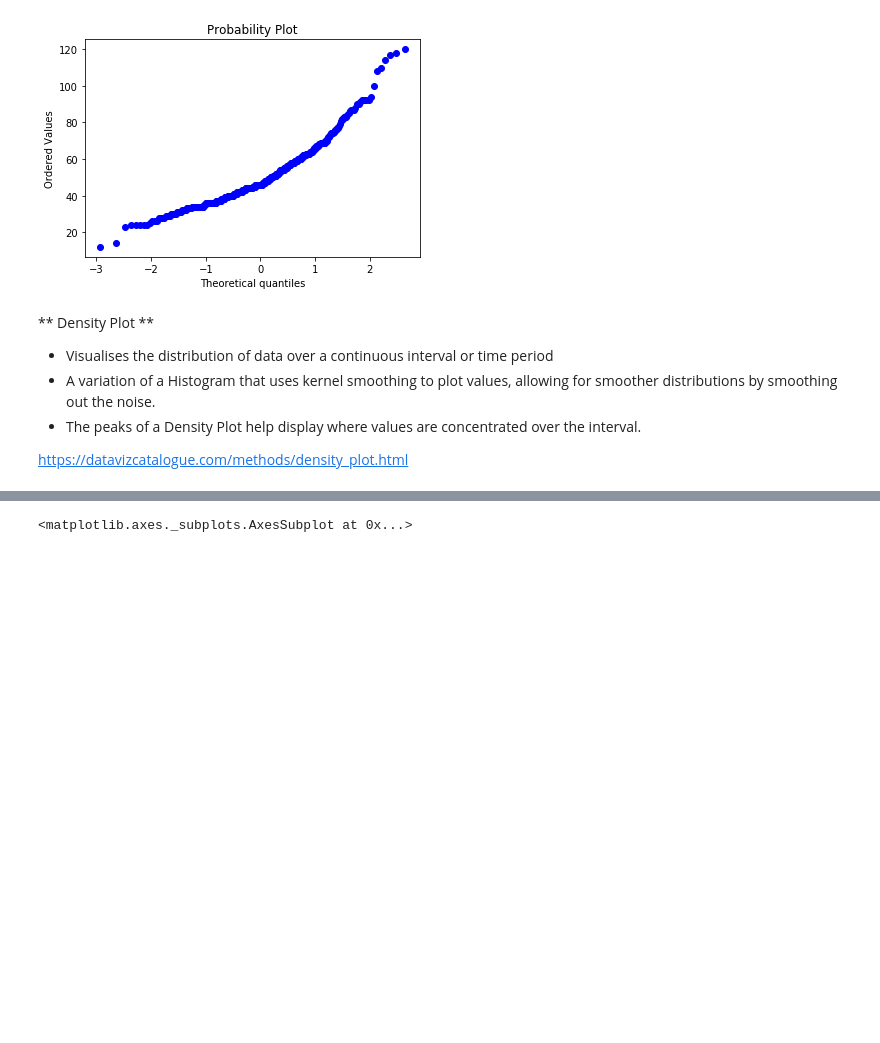
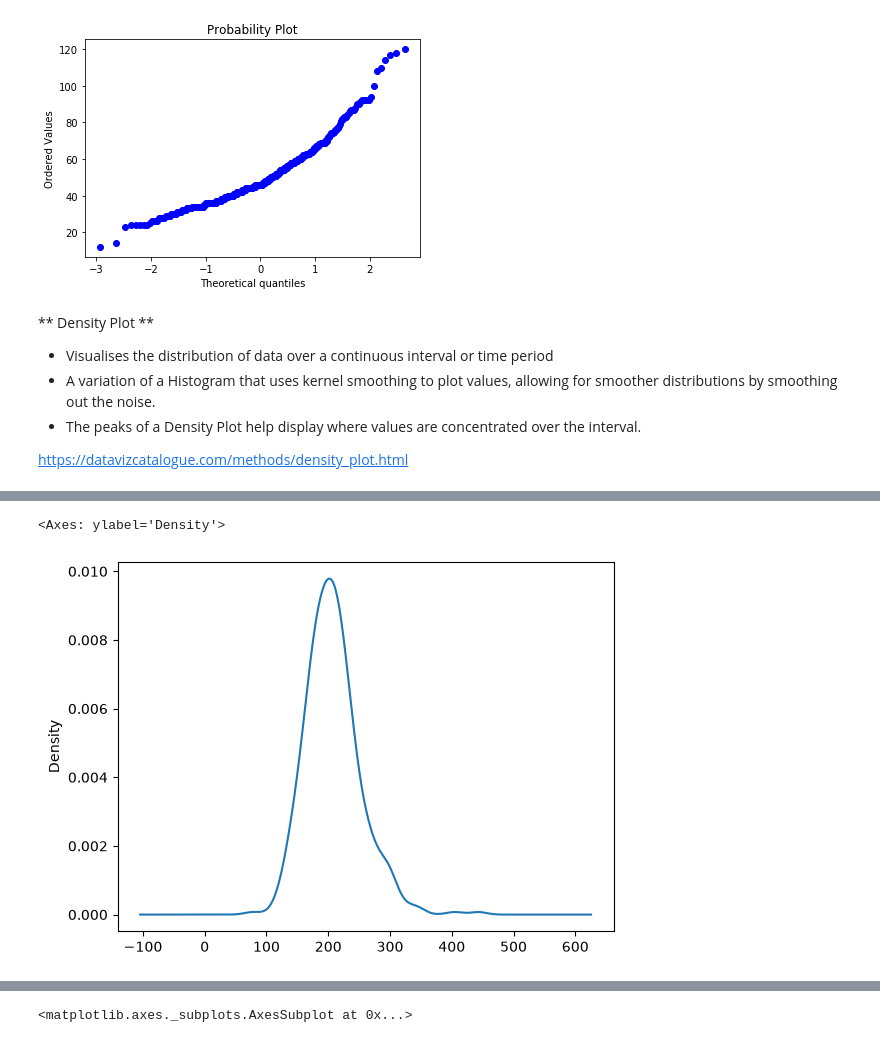
Before and after one commit to dbabichenko/python_for_data_and_analytics, a Jupyter notebook: EDA and Data visualization/Visualization.ipynb, the cells around one changed output, grey strips where cells are left out. Drawn from its saved outputs; the diff is of its cells as text; code cells hidden in the pictures; blank space fills up the shorter version.

```diff
--- a/EDA and Data visualization/Visualization.ipynb
+++ b/EDA and Data visualization/Visualization.ipynb
@@ -53,0 +59,5 @@ https://datavizcatalogue.com/methods/density_plot.html
+# %%
+df['chol'].plot.density()
+# %% [output]
+<Axes: ylabel='Density'>
+[figure, added]
```
Also changed, not shown: parts of 11 cells of this notebook, 1 other file.
